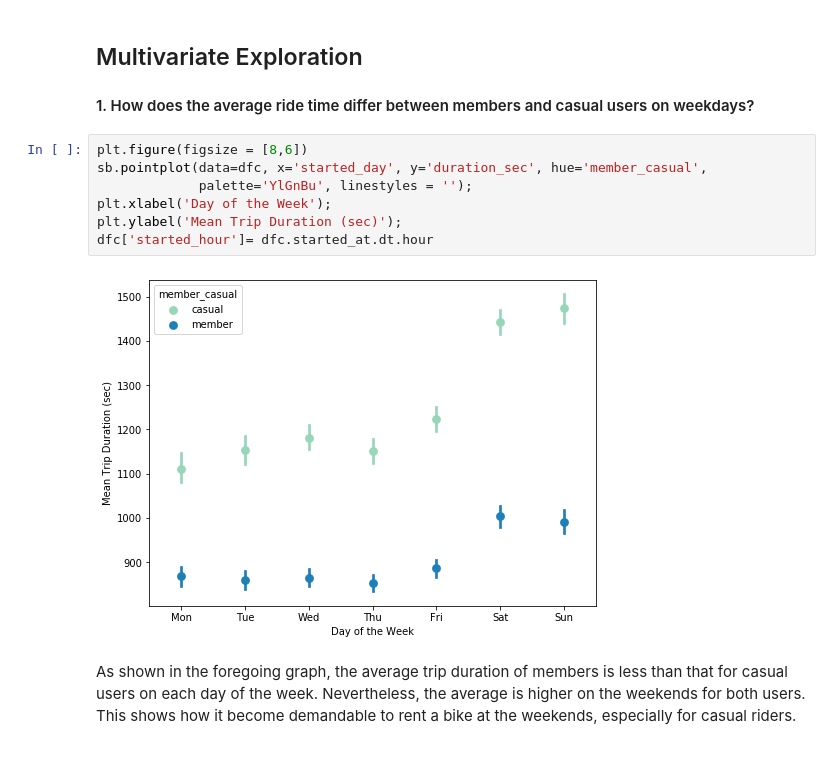
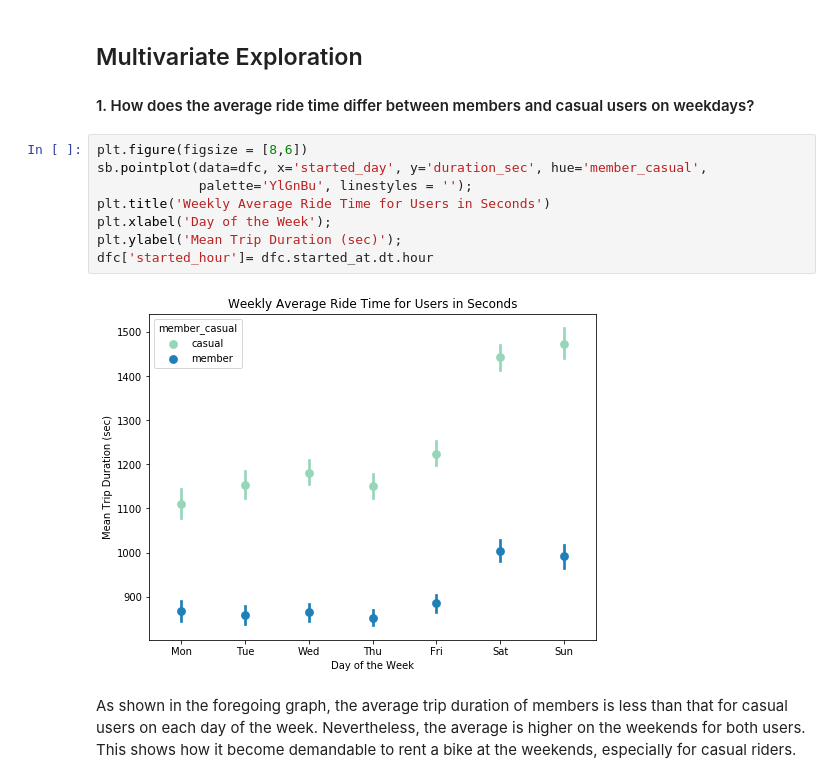
Before and after one commit to bsunaidi/Communicate-Data-Findings, a Jupyter notebook: exploration.ipynb, the cells around one changed output. Drawn from its saved outputs; the diff is of its cells as text.

```diff
--- a/exploration.ipynb
+++ b/exploration.ipynb
@@ -409,12 +420,13 @@ Casual users ride the bike more at the weekends, and they spend a longer time to
 # %%
 plt.figure(figsize = [8,6])
 sb.pointplot(data=dfc, x='started_day', y='duration_sec', hue='member_casual',
              palette='YlGnBu', linestyles = '');
+plt.title('Weekly Average Ride Time for Users in Seconds')
 plt.xlabel('Day of the Week');
 plt.ylabel('Mean Trip Duration (sec)');
 dfc['started_hour']= dfc.started_at.dt.hour
 # %% [output]
-[figure, old version]
+[figure, new version]
 # %% [markdown]
 As shown in the foregoing graph, the average trip duration of members is less than that for casual users on each day of the week. Nevertheless, the average is higher on the weekends for both users. This shows how it become demandable to rent a bike at the weekends, especially for casual riders.
 # %% [markdown]
```
Also changed, not shown: parts of 10 cells of this notebook, 3 other files.
